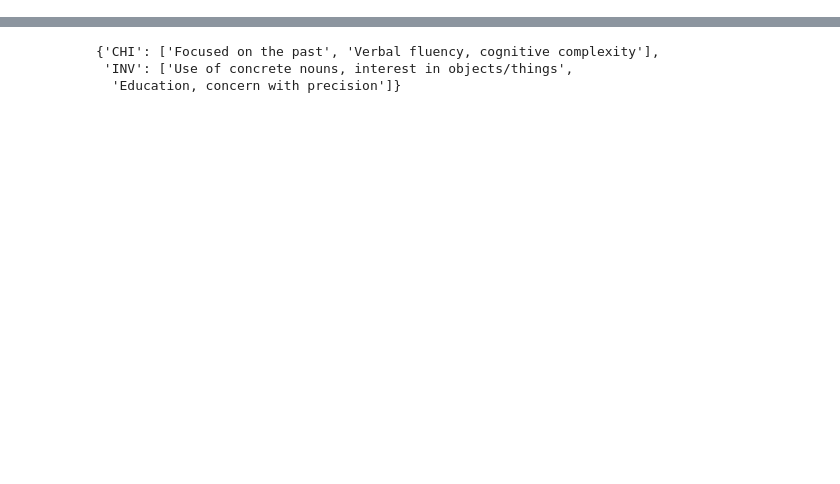
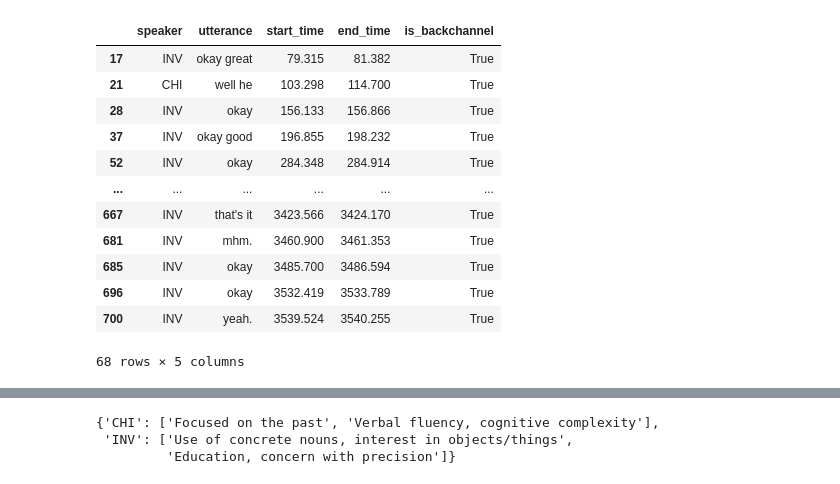
Before and after one commit to maxent-ai/converse, a Jupyter notebook: notebook/usage.ipynb, the cells around one changed output, grey strips where cells are left out. Saved outputs shown, nothing was run; the diff lists cells and outputs as text; code cells hidden in the pictures; blank space fills up the shorter version.

```diff
--- a/notebook/usage.ipynb
+++ b/notebook/usage.ipynb
@@ -110,0 +98,16 @@ let's see how we could do these with converse.
+# %%
+backchannels_via_transformers
+# %% [output]
+|  | speaker | utterance | start_time | end_time | is_backchannel |
+| 17 | INV | okay great | 79.315 | 81.382 | True |
+| 21 | CHI | well he | 103.298 | 114.700 | True |
+| 28 | INV | okay | 156.133 | 156.866 | True |
+| 37 | INV | okay good | 196.855 | 198.232 | True |
+| 52 | INV | okay | 284.348 | 284.914 | True |
+| ... | ... | ... | ... | ... | ... |
+| 667 | INV | that's it | 3423.566 | 3424.170 | True |
+| 681 | INV | mhm. | 3460.900 | 3461.353 | True |
+| 685 | INV | okay | 3485.700 | 3486.594 | True |
+| 696 | INV | okay | 3532.419 | 3533.789 | True |
+| 700 | INV | yeah. | 3539.524 | 3540.255 | True |
+68 rows × 5 columns
```
Also changed, not shown: parts of 34 cells of this notebook, 1 other file.
